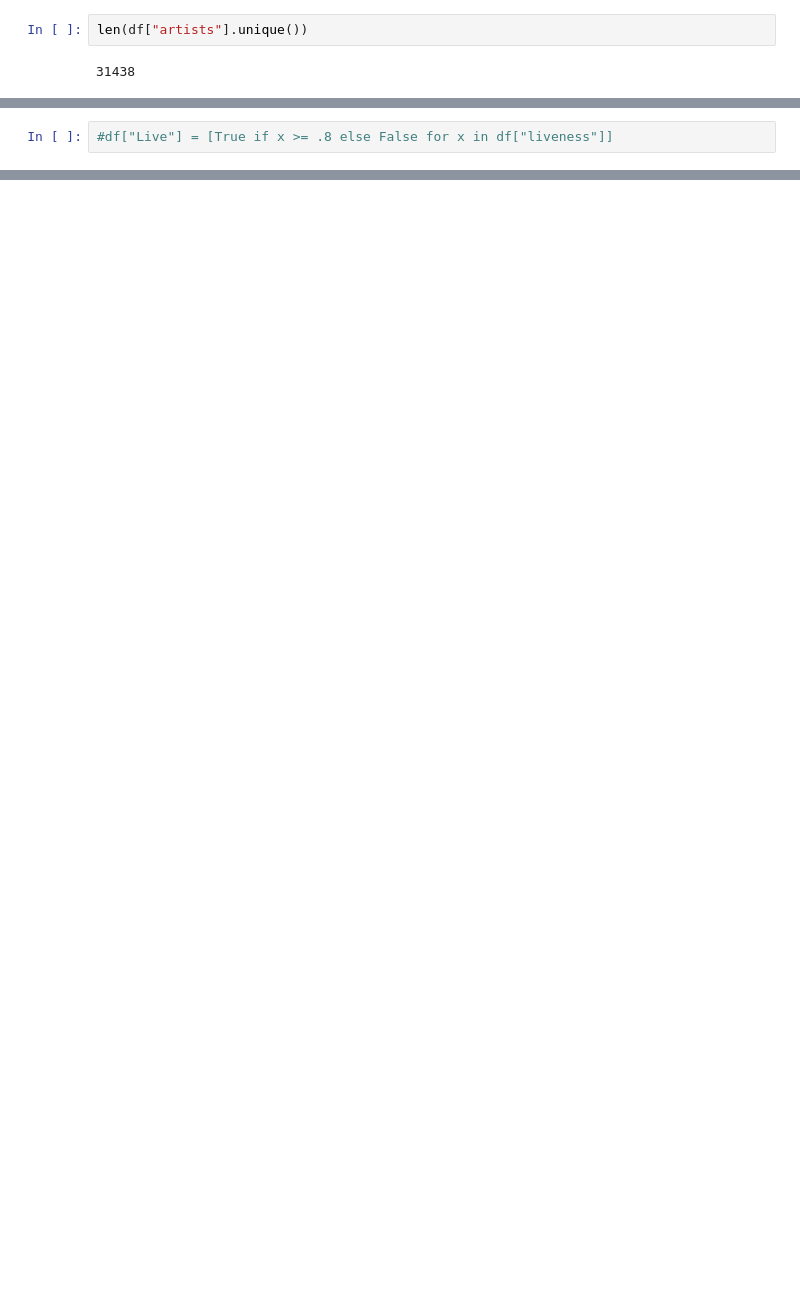
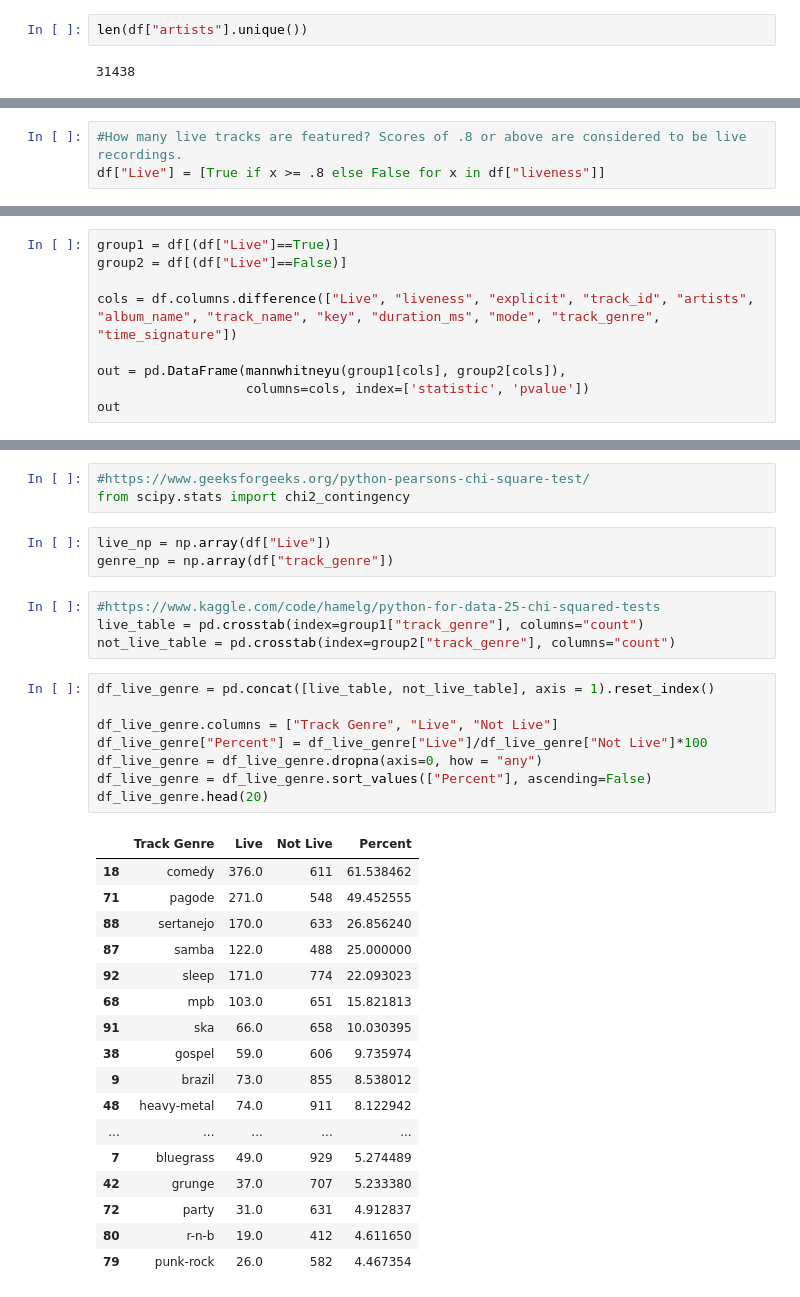
Before and after one commit to NiallRussell/PDFA-project, a Jupyter notebook: project.ipynb, the cells around one changed output, grey strips where cells are left out. Saved outputs shown, nothing was run; the diff lists cells and outputs as text; blank space fills up the shorter version.

Commit message:
artists and livegenre

```diff
--- a/project.ipynb
+++ b/project.ipynb
@@ -662,3 +739,4 @@ len(df_by_popularity["artists"].unique())
 # %%
-#df["Live"] = [True if x >= .8 else False for x in df["liveness"]]
+#How many live tracks are featured? Scores of .8 or above are considered to be live recordings.
+df["Live"] = [True if x >= .8 else False for x in df["liveness"]]
 # %%
@@ -665,0 +765,9 @@ len(df_by_popularity["artists"].unique())
+# %%
+group1 = df[(df["Live"]==True)]
+group2 = df[(df["Live"]==False)]
+
+cols = df.columns.difference(["Live", "liveness", "explicit", "track_id", "artists", "album_name", "track_name", "key", "duration_ms", "mode", "track_genre", "time_signature"])
+
+out = pd.DataFrame(mannwhitneyu(group1[cols], group2[cols]),
+                   columns=cols, index=['statistic', 'pvalue'])
+out
@@ -665,0 +808,36 @@ len(df_by_popularity["artists"].unique())
+# %%
+#https://www.geeksforgeeks.org/python-pearsons-chi-square-test/
+from scipy.stats import chi2_contingency
+# %%
+live_np = np.array(df["Live"])
+genre_np = np.array(df["track_genre"])
+# %%
+#https://www.kaggle.com/code/hamelg/python-for-data-25-chi-squared-tests
+live_table = pd.crosstab(index=group1["track_genre"], columns="count")
+not_live_table = pd.crosstab(index=group2["track_genre"], columns="count")
+# %%
+df_live_genre = pd.concat([live_table, not_live_table], axis = 1).reset_index()
+
+df_live_genre.columns = ["Track Genre", "Live", "Not Live"]
+df_live_genre["Percent"] = df_live_genre["Live"]/df_live_genre["Not Live"]*100
+df_live_genre = df_live_genre.dropna(axis=0, how = "any")
+df_live_genre = df_live_genre.sort_values(["Percent"], ascending=False)
+df_live_genre.head(20)
+# %% [output]
+|  | Track Genre | Live | Not Live | Percent |
+| 18 | comedy | 376.0 | 611 | 61.538462 |
+| 71 | pagode | 271.0 | 548 | 49.452555 |
+| 88 | sertanejo | 170.0 | 633 | 26.856240 |
+| 87 | samba | 122.0 | 488 | 25.000000 |
+| 92 | sleep | 171.0 | 774 | 22.093023 |
+| 68 | mpb | 103.0 | 651 | 15.821813 |
+| 91 | ska | 66.0 | 658 | 10.030395 |
+| 38 | gospel | 59.0 | 606 | 9.735974 |
+| 9 | brazil | 73.0 | 855 | 8.538012 |
+| 48 | heavy-metal | 74.0 | 911 | 8.122942 |
+| ... | ... | ... | ... | ... |
+| 7 | bluegrass | 49.0 | 929 | 5.274489 |
+| 42 | grunge | 37.0 | 707 | 5.233380 |
+| 72 | party | 31.0 | 631 | 4.912837 |
+| 80 | r-n-b | 19.0 | 412 | 4.611650 |
+| 79 | punk-rock | 26.0 | 582 | 4.467354 |
```
Also changed, not shown: parts of 62 cells of this notebook, 1 other file.
